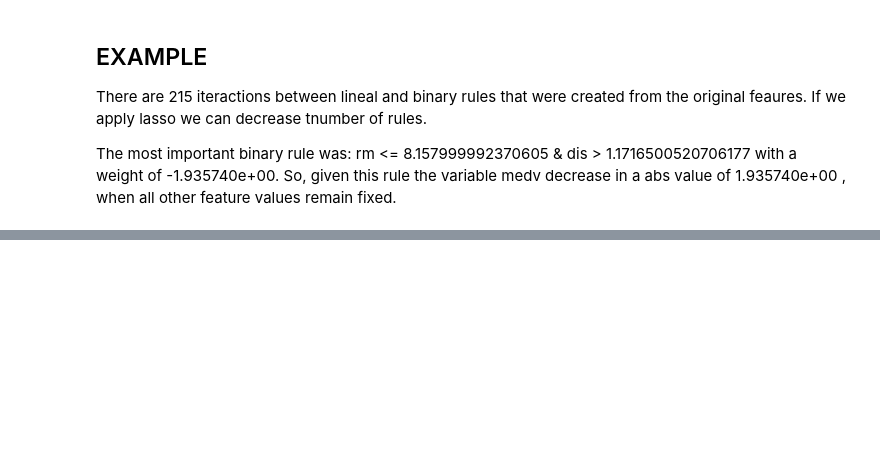
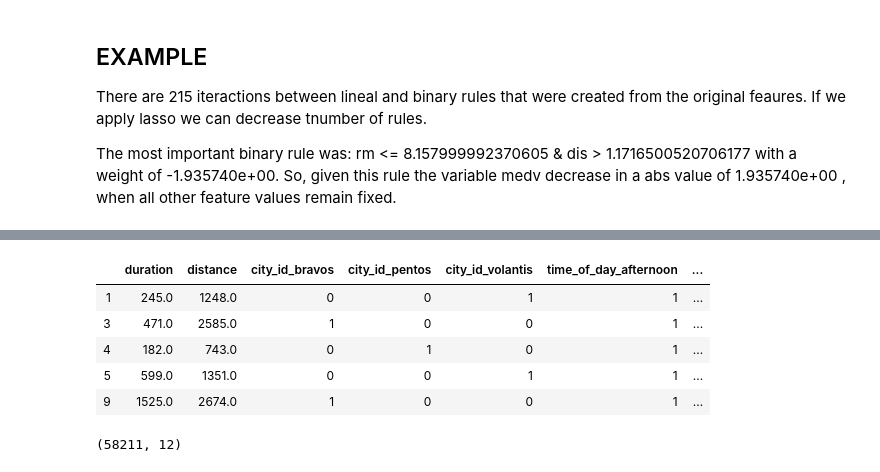
Before and after one commit to erikapat/ML_ALGORITHMS_TEST, a Jupyter notebook: RuleFit/RuleFit.ipynb, the cells around one changed output, grey strips where cells are left out. Drawn from its saved outputs; the diff is of its cells as text; code cells hidden in the pictures; blank space fills up the shorter version.

```diff
--- a/RuleFit/RuleFit.ipynb
+++ b/RuleFit/RuleFit.ipynb
@@ -115,0 +226,18 @@ rules
+# %%
+dataset = dataset[dataset['type'] == 'going_to_pickup']
+dataset = dataset[['duration', 'distance', 'city_id',  'time_of_day', 'trip_id_exp']]
+dataset = pd.get_dummies(dataset, columns=['city_id',  'time_of_day', 'trip_id_exp'])
+# %%
+dataset.head()
+# %% [output]
+|  | duration | distance | city_id_bravos | city_id_pentos | city_id_volantis | time_of_day_afternoon | ... |
+| 1 | 245.0 | 1248.0 | 0 | 0 | 1 | 1 | ... |
+| 3 | 471.0 | 2585.0 | 1 | 0 | 0 | 1 | ... |
+| 4 | 182.0 | 743.0 | 0 | 1 | 0 | 1 | ... |
+| 5 | 599.0 | 1351.0 | 0 | 0 | 1 | 1 | ... |
+| 9 | 1525.0 | 2674.0 | 1 | 0 | 0 | 1 | ... |
+# %%
+#dataset = dataset.iloc[0:2000, :]
+print(dataset.shape)
+# %% [output]
+(58211, 12)
```
Also changed, not shown: parts of 25 cells of this notebook, 3 other files.
